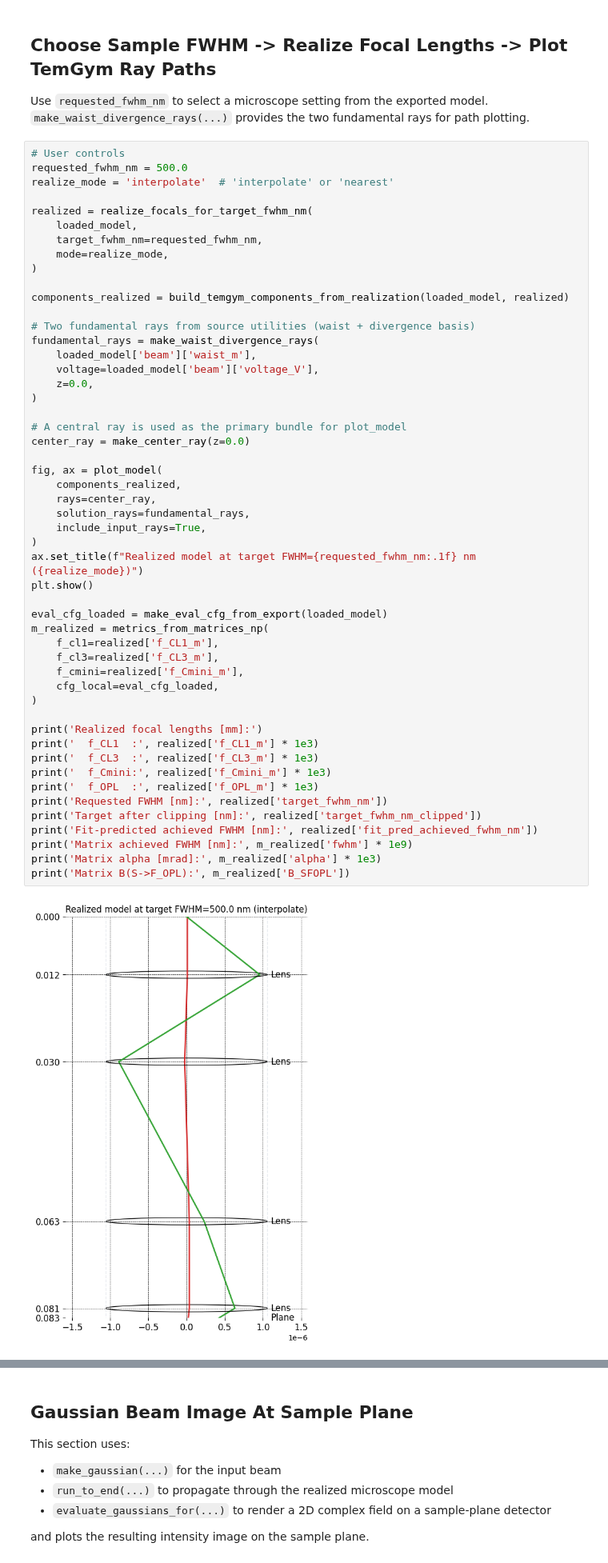
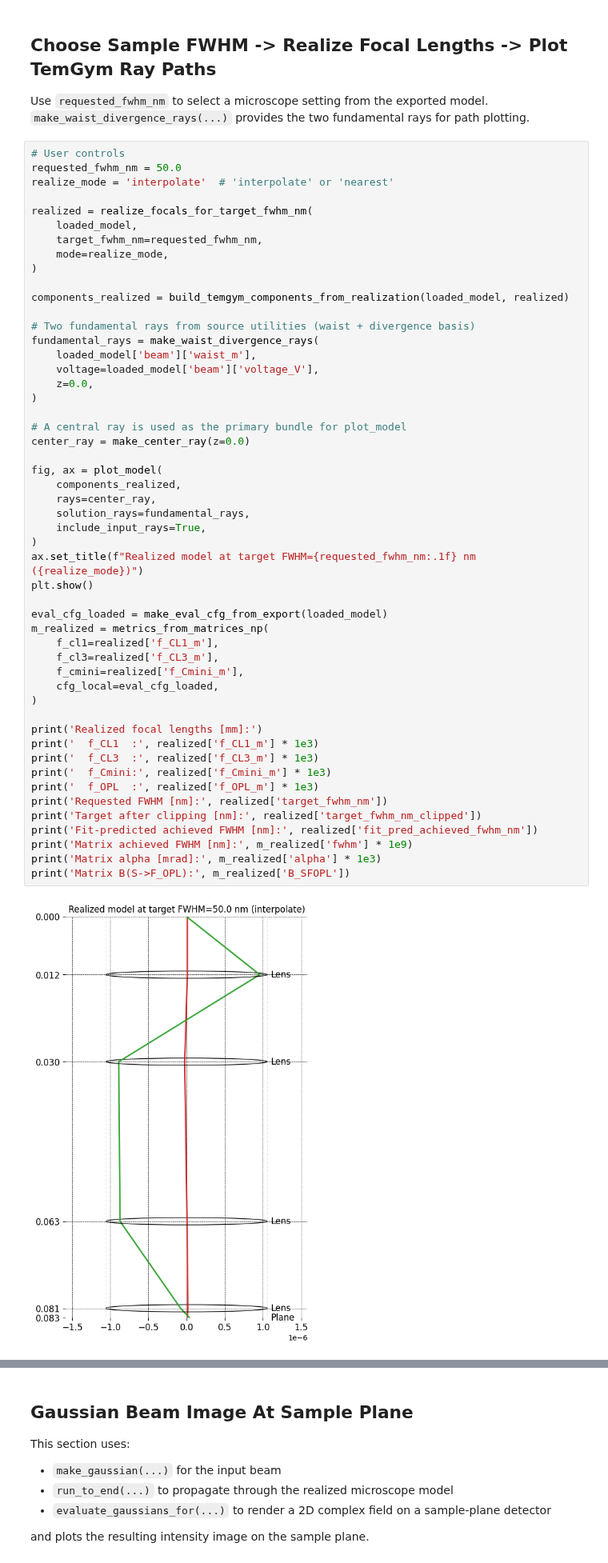
Before and after one commit to TemGym/TemGymCore, a Jupyter notebook: examples/ray_transfer/visualise_condenser_model.ipynb, the cells around one changed output, grey strips where cells are left out. Shown at 80% size. Cells and saved outputs as stored; diff of their text form.

```diff
--- a/examples/ray_transfer/visualise_condenser_model.ipynb
+++ b/examples/ray_transfer/visualise_condenser_model.ipynb
@@ -301,7 +301,7 @@ Use `requested_fwhm_nm` to select a microscope setting from the exported model.
 `make_waist_divergence_rays(...)` provides the two fundamental rays for path plotting.
 # %%
 # User controls
-requested_fwhm_nm = 500.0
+requested_fwhm_nm = 50.0
 realize_mode = 'interpolate'  # 'interpolate' or 'nearest'
 
 realized = realize_focals_for_target_fwhm_nm(
@@ -324,33 +324,33 @@ center_ray = make_center_ray(z=0.0)
 
 fig, ax = plot_model(
     components_realized,
     rays=center_ray,
     solution_rays=fundamental_rays,
     include_input_rays=True,
 )
 ax.set_title(f"Realized model at target FWHM={requested_fwhm_nm:.1f} nm ({realize_mode})")
 plt.show()
 
 eval_cfg_loaded = make_eval_cfg_from_export(loaded_model)
 m_realized = metrics_from_matrices_np(
     f_cl1=realized['f_CL1_m'],
     f_cl3=realized['f_CL3_m'],
     f_cmini=realized['f_Cmini_m'],
     cfg_local=eval_cfg_loaded,
 )
 
 print('Realized focal lengths [mm]:')
 print('  f_CL1  :', realized['f_CL1_m'] * 1e3)
 print('  f_CL3  :', realized['f_CL3_m'] * 1e3)
 print('  f_Cmini:', realized['f_Cmini_m'] * 1e3)
 print('  f_OPL  :', realized['f_OPL_m'] * 1e3)
 print('Requested FWHM [nm]:', realized['target_fwhm_nm'])
 print('Target after clipping [nm]:', realized['target_fwhm_nm_clipped'])
 print('Fit-predicted achieved FWHM [nm]:', realized['fit_pred_achieved_fwhm_nm'])
 print('Matrix achieved FWHM [nm]:', m_realized['fwhm'] * 1e9)
 print('Matrix alpha [mrad]:', m_realized['alpha'] * 1e3)
 print('Matrix B(S->F_OPL):', m_realized['B_SFOPL'])
 # %% [output]
-[figure, old version]
+[figure, new version]
 Realized focal lengths [mm]:
   f_CL1  : 5.253
```
Also changed, not shown: parts of 3 cells of this notebook, 1 other file.
